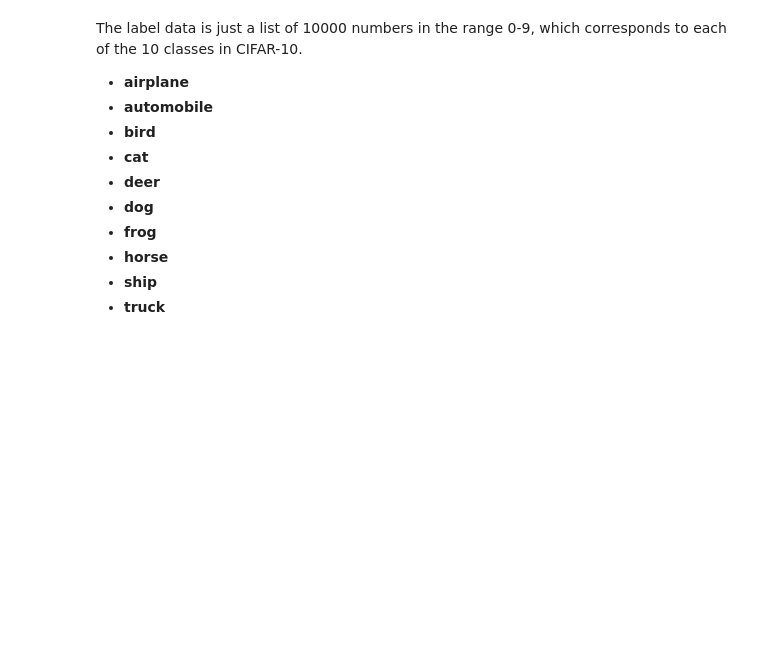
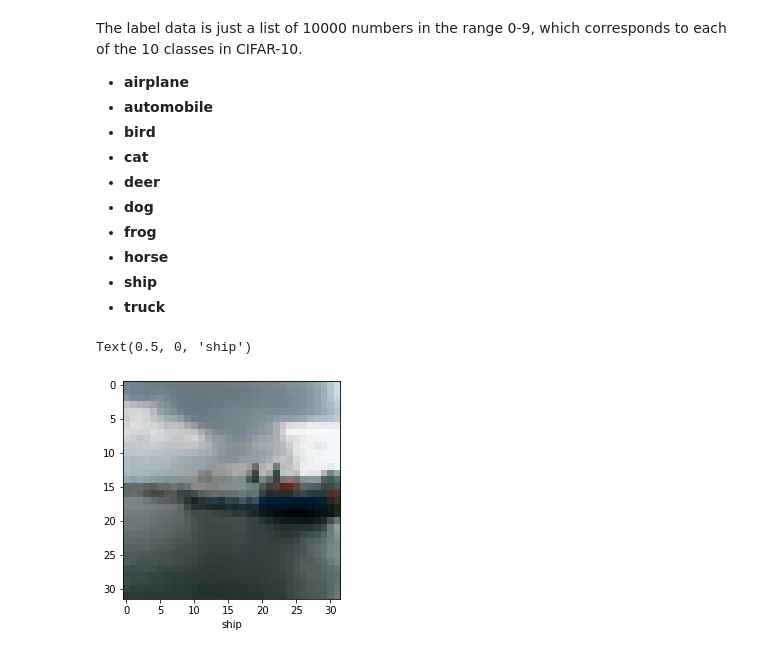
Before and after one commit to ch00226855/CMP414765Spring2021, a Jupyter notebook: Week13_ImageClassification.ipynb, the cells around one changed output. Drawn from its saved outputs; the diff is of its cells as text; code cells hidden in the pictures; blank space fills up the shorter version.

```diff
--- a/Week13_ImageClassification.ipynb
+++ b/Week13_ImageClassification.ipynb
@@ -228,12 +245,15 @@ The label data is just a list of 10000 numbers in the range 0-9, which correspon
 * **truck**
 # %%
 # Show a sample image
-sample_id = 4321
+sample_id = 135
 plt.imshow(features[sample_id])
 label_names = ['airplane', 'automobile', 'bird',
             'cat', 'deer', 'dog', 'frog',
             'horse', 'ship', 'truck']
 plt.xlabel(label_names[labels[sample_id]])
+# %% [output]
+Text(0.5, 0, 'ship')
+[figure, added]
 # %%
 # Load all images from batch 1-5
 train_features = np.empty([0, 32, 32, 3], dtype=np.uint8)
```
Also changed, not shown: parts of 12 cells of this notebook.
